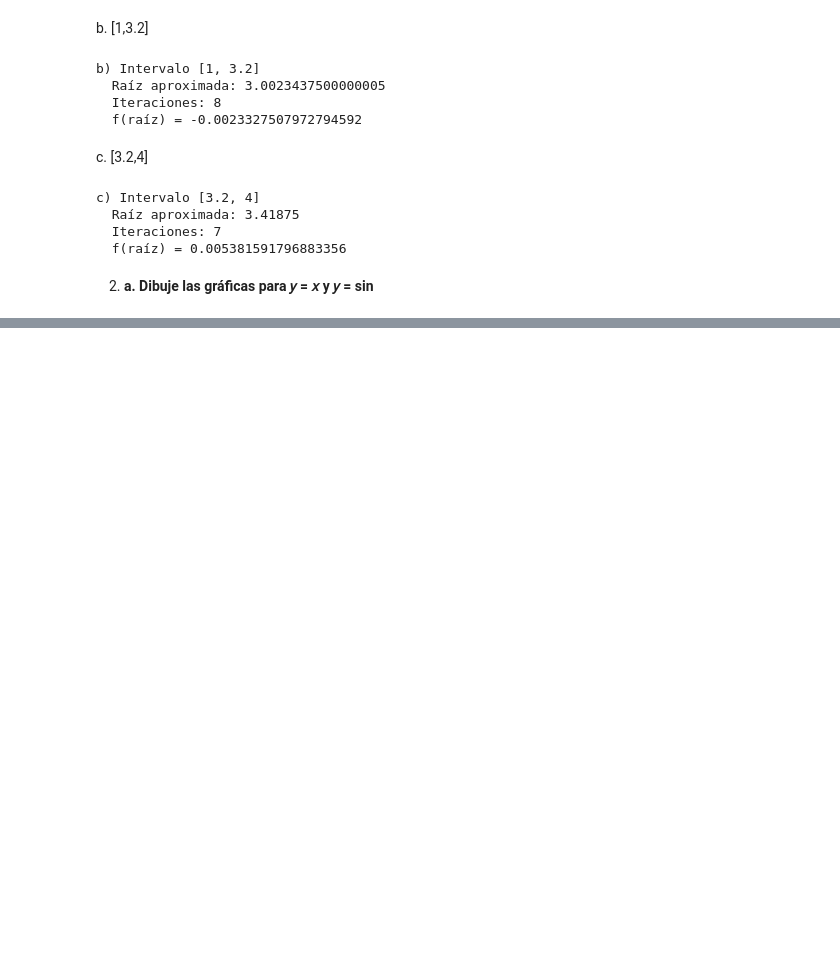
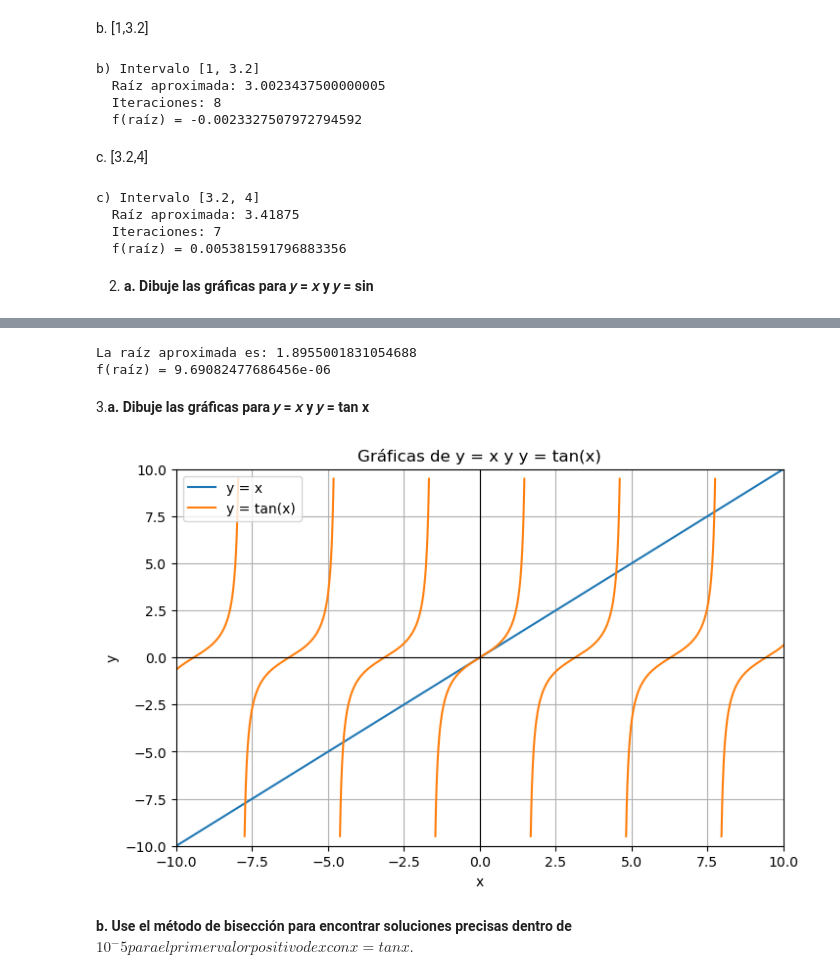
Before and after one commit to RipDanny/Tarea04---Ejercicios-Biseccion, a Jupyter notebook: Tarea04.ipynb, the cells around one changed output, grey strips where cells are left out. Cells and saved outputs as stored; diff of their text form; code cells hidden in the pictures; blank space fills up the shorter version.

```diff
--- a/Tarea04.ipynb
+++ b/Tarea04.ipynb
@@ -78,0 +109,67 @@ c) Intervalo [3.2, 4]
+# %%
+import numpy as np
+
+def f(x):
+    return x - 2*np.sin(x)
+
+a = 1
+b = 2
+
+tol = 1e-5
+
+while (b - a)/2 > tol:
+
+    c = (a + b)/2
+
+    if f(c) == 0:
+        break
+
+    elif f(a)*f(c) < 0:
+        b = c
+    else:
+        a = c
+
+raiz = (a + b)/2
+
+print("La raíz aproximada es:", raiz)
+print("f(raíz) =", f(raiz))
+# %% [output]
+La raíz aproximada es: 1.8955001831054688
+f(raíz) = 9.69082477686456e-06
+# %% [markdown]
+3.**a. Dibuje las gráficas para 𝑦 = 𝑥 y 𝑦 = tan x**
+# %%
+import numpy as np
+import matplotlib.pyplot as plt
+
+x = np.linspace(-10, 10, 2000)
+
+y1 = x
+y2 = np.tan(x)
+
+y2 = np.where(np.abs(y2) > 10, np.nan, y2)
+
+plt.figure(figsize=(8,5))
+
+plt.plot(x, y1, label='y = x')
+plt.plot(x, y2, label='y = tan(x)')
+
+plt.axhline(0, color='black', linewidth=0.8)
+plt.axvline(0, color='black', linewidth=0.8)
+
+plt.xlim(-10, 10)
+plt.ylim(-10, 10)
+
+plt.title('Gráficas de y = x y y = tan(x)')
+plt.xlabel('x')
+plt.ylabel('y')
+
+plt.grid(True)
+plt.legend()
+
+plt.show()
+# %% [output]
+[figure, added]
+# %% [markdown]
+**b. Use el método de bisección para encontrar soluciones precisas dentro de $10^-5 para el primer valor positivo
+de 𝑥 con 𝑥 = tan 𝑥.$**
```
Also changed, not shown: parts of 13 cells of this notebook.
